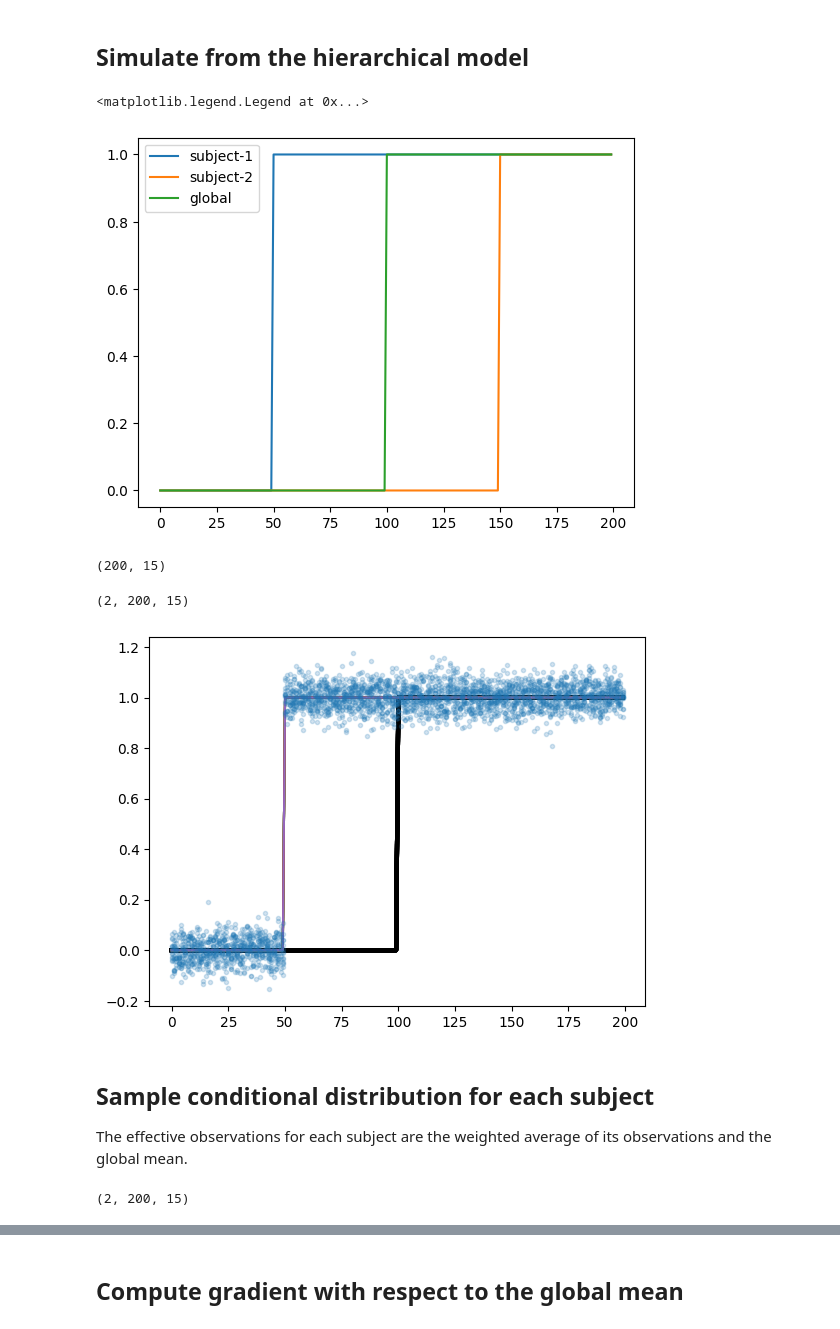
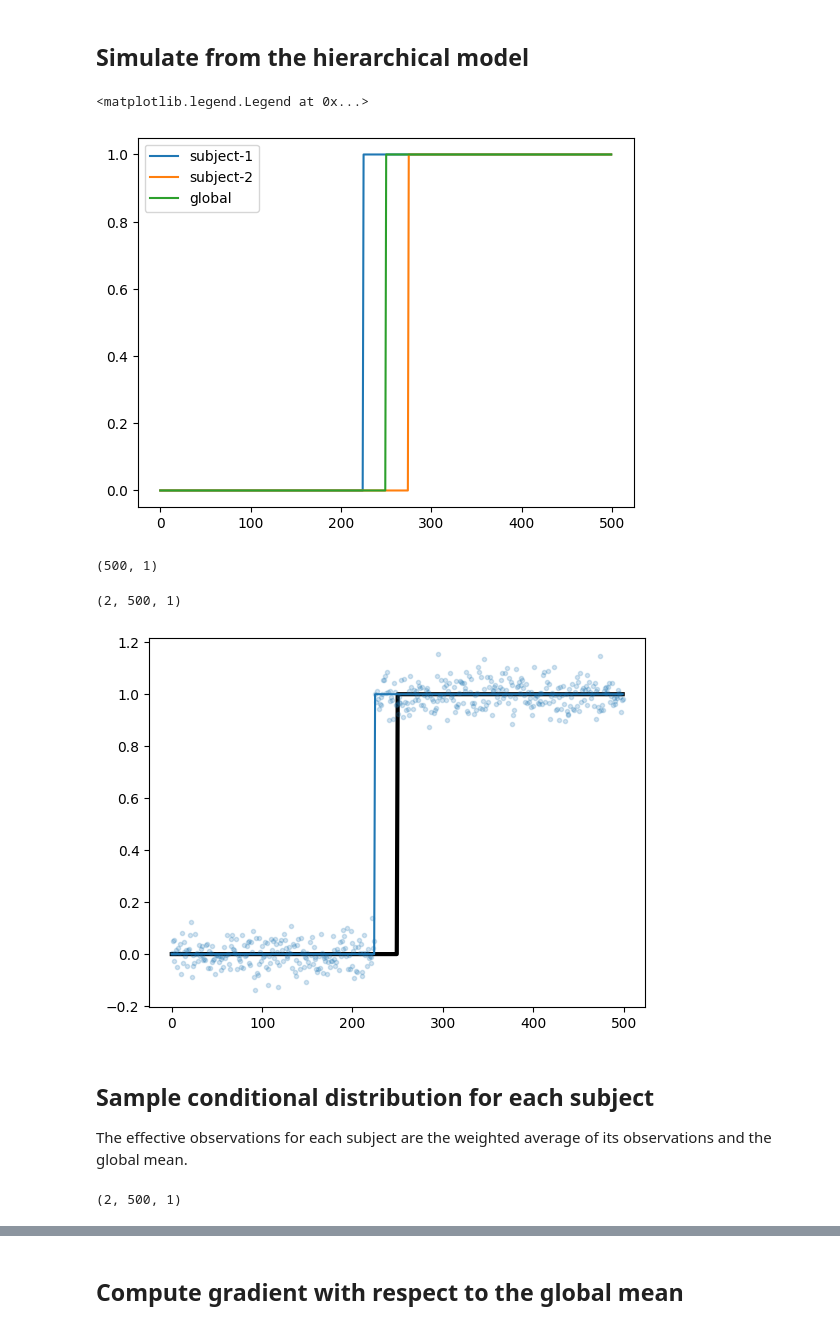
Before and after one commit to emdupre/bayes-ca, a Jupyter notebook: experiments/hierarchical_stagger_jump.ipynb, the cells around one changed output, grey strips where cells are left out. Saved outputs shown, nothing was run; the diff lists cells and outputs as text; code cells hidden in the pictures.

```diff
--- a/experiments/hierarchical_stagger_jump.ipynb
+++ b/experiments/hierarchical_stagger_jump.ipynb
@@ -16,11 +17,11 @@ key = jr.PRNGKey(0)
 
 # data settings
 num_subjects = 2
-num_features = 15
-num_timesteps = 200
+num_features = 1
+num_timesteps = 500
 
 # model settings
-num_states = 100
+num_states = num_timesteps
 max_duration = num_states + 1
 hazard_prob = 0.01
 
@@ -53,30 +54,30 @@ this_key, key = jr.split(key)
 subj_obs = tfd.Normal(true_subj_means, jnp.sqrt(sigmasq_obs)).sample(seed=this_key)
 # %%
 true_global_means = jnp.concatenate((
-    jnp.zeros((100, num_features)),
-    jnp.ones((100, num_features))
+    jnp.zeros((250, num_features)),
+    jnp.ones((250, num_features))
 ))
 
 true_subj_one = jnp.concatenate((
-    jnp.zeros((50, num_features)),
-    jnp.ones((150, num_features))
+    jnp.zeros((225, num_features)),
+    jnp.ones((275, num_features))
 ))
 true_subj_two = jnp.concatenate((
-    jnp.zeros((150, num_features)),
-    jnp.ones((50, num_features))
+    jnp.zeros((275, num_features)),
+    jnp.ones((225, num_features))
 ))
 
 plt.plot(true_subj_one[...,0], label='subject-1')
 plt.plot(true_subj_two[...,0], label='subject-2')
 plt.plot(true_global_means[...,0], label='global')
 plt.legend()
 # %% [output]
 <matplotlib.legend.Legend at 0x...>
-[figure, old version]
+[figure, new version]
 # %%
 true_subj_one.shape
 # %% [output]
-(200, 15)
+(500, 1)
 # %%
 true_subj_means = jnp.stack((true_subj_one, true_subj_two), axis=0)
 
@@ -88,7 +89,7 @@ _, subj_obs = vmap(_sample_one_obs)(jr.split(this_key, num_subjects))
 # %%
 true_subj_means.shape
 # %% [output]
-(2, 200, 15)
+(2, 500, 1)
 # %%
 plt.plot(true_global_means, '-k', lw=3)
 # plt.plot(subj_means.mean(axis=0))
@@ -99,7 +100,7 @@ for i in range(1):
     plt.plot(subj_obs[i], '.', color=l.get_color(), alpha=0.2)
 # plt.xlim(0, 250)
 # %% [output]
-[figure, old version]
+[figure, new version]
 # %% [markdown]
 ## Sample conditional distribution for each subject
 
@@ -128,7 +129,7 @@ subj_means = gibbs_sample_subject_means(
 # %%
 subj_means.shape
 # %% [output]
-(2, 200, 15)
+(2, 500, 1)
 # %%
 plt.plot(true_global_means, '-k')
 plt.plot(true_subj_means[0])
```
Also changed, not shown: parts of 14 cells of this notebook, 2 other files.
